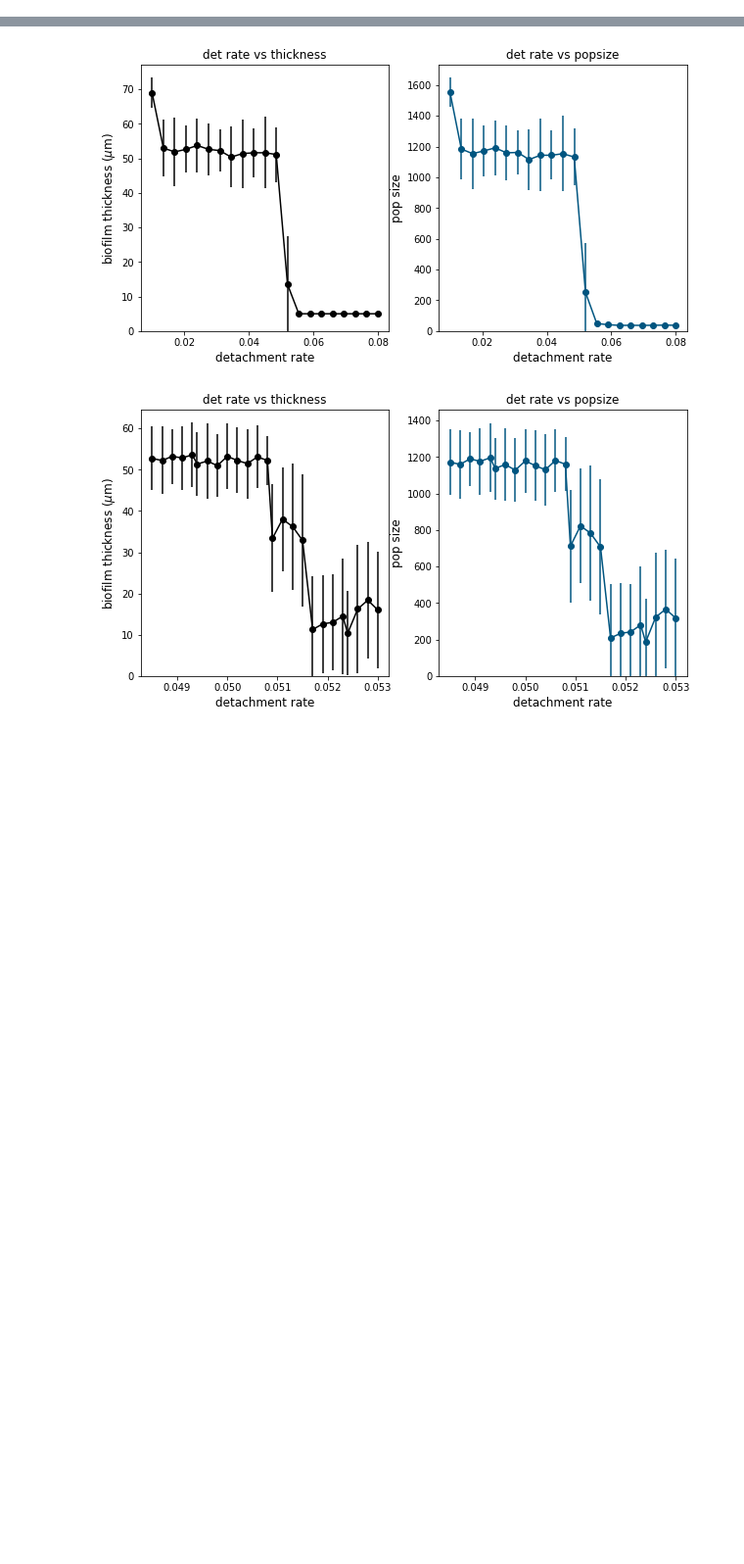
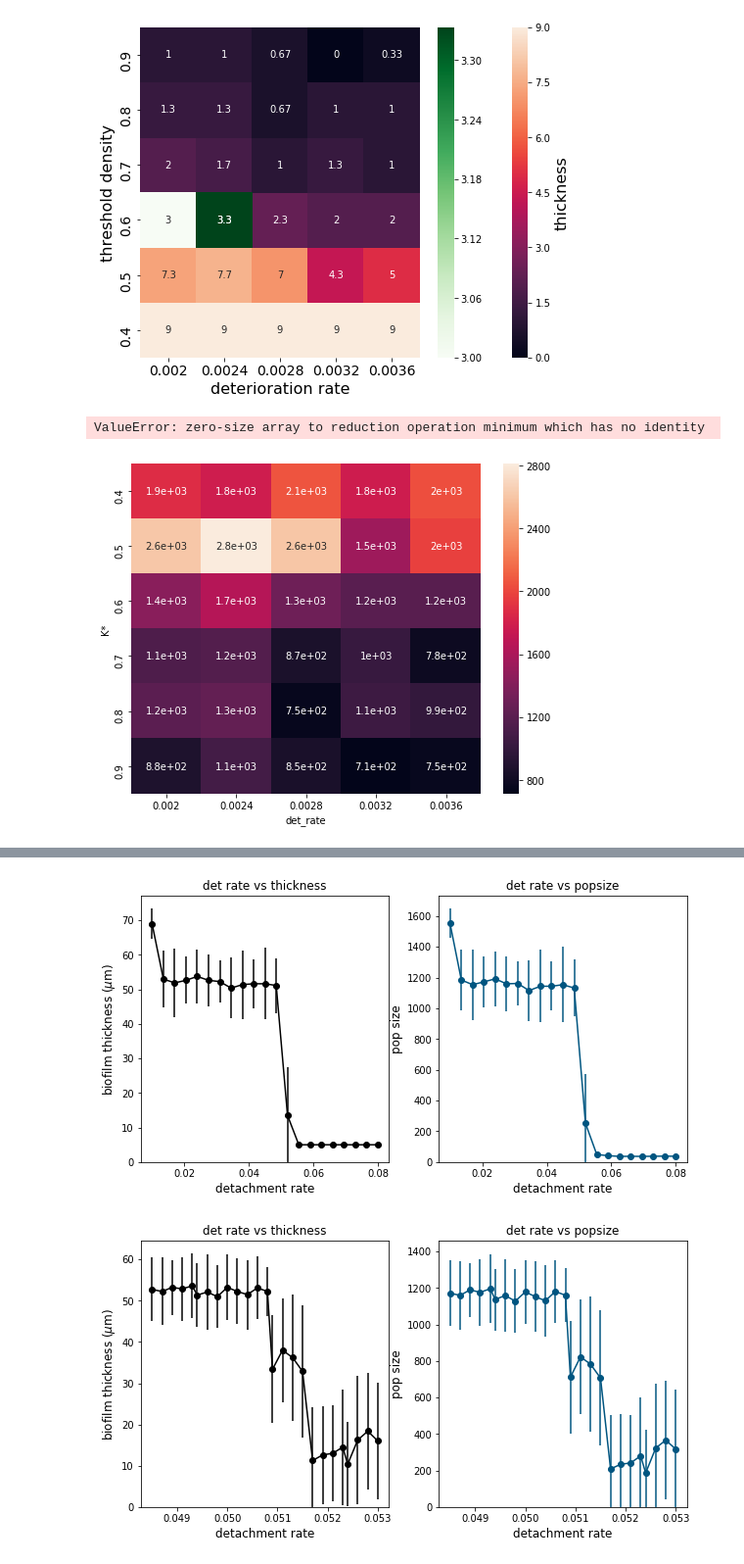
Before and after one commit to patricksinclair/Pyrithione_Analysis, a Jupyter notebook: Model_diagnostics/optimal_detach_rate.ipynb, the cells around one changed output, grey strips where cells are left out. Shown at 98% size. Drawn from its saved outputs; the diff is of its cells as text; code cells hidden in the pictures; blank space fills up the shorter version.

```diff
--- a/Model_diagnostics/optimal_detach_rate.ipynb
+++ b/Model_diagnostics/optimal_detach_rate.ipynb
@@ -37,0 +91,52 @@ def readColumnsFromFile(filename):
+# %%
+def plotKAndDetRColourMap_2(all_values, z_key, mask=True):
+
+    fig, ax = plt.subplots()
+    fig.set_size_inches(8, 6.2)
+    titleSize = 16
+    labelSize = 16
+    numbersize = 14
+    legendsize = 10
+    IDsize=12
+    #need to reshape the 1d lists to that they're of size m x n
+    #where m is the number of unique x values and n is the number of times each unique value appears
+    x_raw = all_values['K']
+    y_raw = all_values['det_rate']
+    z_raw = all_values[z_key]
+
+    data = pd.DataFrame({'K*': x_raw, 'det_rate': y_raw, z_key: z_raw})
+    data_pivoted = data.pivot("K*", "det_rate", z_key)
+    #print(data_pivoted)
+    h_map = sns.heatmap(data_pivoted, annot=True)
+
+    #masked_vals = data_pivoted.mask((data_pivoted < 3) | (data_pivoted > 4))
+    #print(masked_vals)
+    #masked_map = sns.heatmap(masked_vals, annot=True, cmap="Greens")
+    masked_map = sns.heatmap(data_pivoted, mask = )
+
+    ax.invert_yaxis()
+    ax.set_xlabel('deterioration rate', fontsize=labelSize)
+    ax.set_ylabel('threshold density', fontsize=labelSize)
+    ax.collections[0].colorbar.set_label(z_key, fontsize=labelSize)
+    ax.xaxis.set_tick_params(labelsize=numbersize)
+    ax.yaxis.set_tick_params(labelsize=numbersize)
+
+    #print(goldilocks_zone)
+    #tc = ax.tripcolor(x_raw,y_raw,z_raw,9)
+    #fig.colorbar(tc)
+#     imshow_graph = ax.imshow(z[::-1,::])
+#     cbar = fig.colorbar(imshow_graph)
+
+    #colour_map = ax.contourf(x, y, z,10)
+    #cbar = fig.colorbar(colour_map)
+
+    #if mask: coloured_goldilocks = ax.contourf(x,y,goldilocks_zone, colors='green')
+    plt.savefig('plots/squares'+z_key+'.pdf', bbox_inches='tight')
+    plt.show()
+
+plotKAndDetRColourMap_2(testo, 'thickness')
+plotKAndDetRColourMap_2(testo, 'n_replications', mask=False)
+# %% [output]
+[figure, added]
+ValueError: zero-size array to reduction operation minimum which has no identity
+[figure, added]
```
Also changed, not shown: parts of 3 cells of this notebook, 10 other files.
